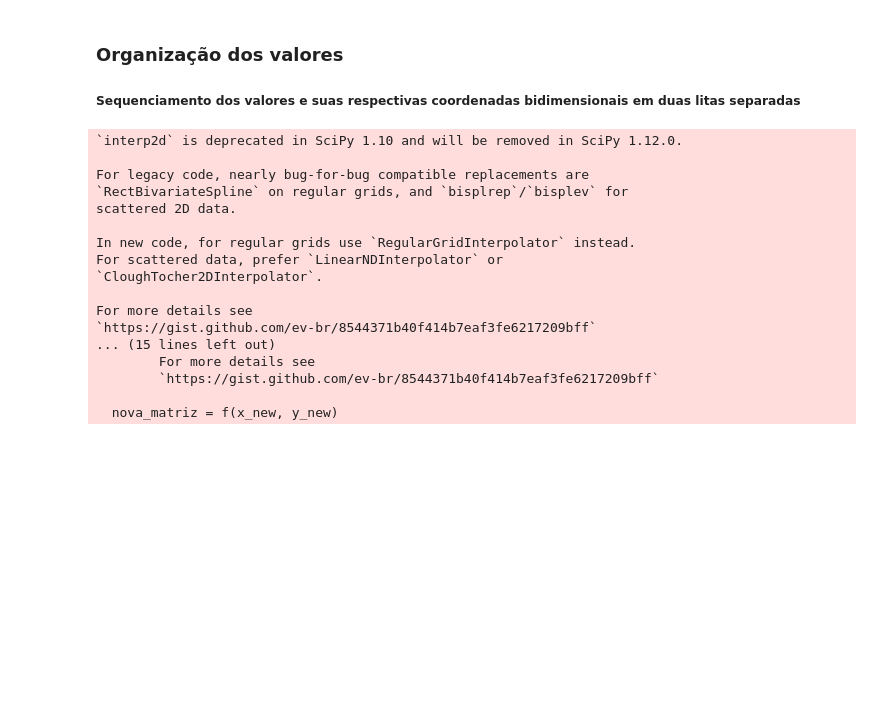
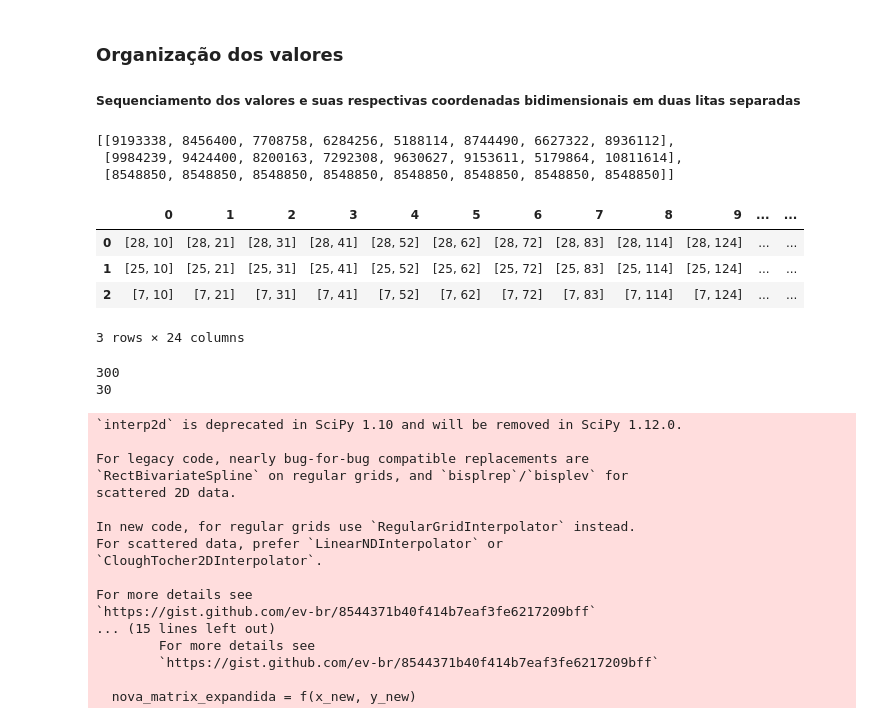
Before and after one commit to igordantasgf/analise_dados_microambientais, a Jupyter notebook: fly_eye_visualize.ipynb, the cells around one changed output. Drawn from its saved outputs; the diff is of its cells as text; code cells hidden in the pictures; blank space fills up the shorter version.

```diff
--- a/fly_eye_visualize.ipynb
+++ b/fly_eye_visualize.ipynb
@@ -48,44 +48,69 @@ def gerar_valores(tabela,var):
       values.append(sum(labmim_backup[i]))
     final = [values[0:8],values[8:16],[values[16]]*8]
     return final
+gerar_valores(labmim_backup, 0)
+# %% [output]
+[[9193338, 8456400, 7708758, 6284256, 5188114, 8744490, 6627322, 8936112],
+ [9984239, 9424400, 8200163, 7292308, 9630627, 9153611, 5179864, 10811614],
+ [8548850, 8548850, 8548850, 8548850, 8548850, 8548850, 8548850, 8548850]]
+# %%
+#@markdown ### Formação das novas coordenadas para a interpolação
+#@markdown - Matriz 30x100 replicada à esquerda e direita, resultando em uma matriz 30x300
+#@markdown - Ao fim, será extraído uma matriz a partir do meio, com dimensões 30x100
+pol = []
+colunas_i=[10,21,31,41,52,62,72,83,114,124,134,145,155,166,176,186,217,228,238,248,259,269,279,290]
+for u in [28,25,7]:
+  p = []
+  for v in colunas_i:
+    p.append([u,v])
+  pol.append(p)
+pd.DataFrame(pol)
+# %% [output]
+|  | 0 | 1 | 2 | 3 | 4 | 5 | 6 | 7 | 8 | 9 | ... | ... |
+| 0 | [28, 10] | [28, 21] | [28, 31] | [28, 41] | [28, 52] | [28, 62] | [28, 72] | [28, 83] | [28, 114] | [28, 124] | ... | ... |
+| 1 | [25, 10] | [25, 21] | [25, 31] | [25, 41] | [25, 52] | [25, 62] | [25, 72] | [25, 83] | [25, 114] | [25, 124] | ... | ... |
+| 2 | [7, 10] | [7, 21] | [7, 31] | [7, 41] | [7, 52] | [7, 62] | [7, 72] | [7, 83] | [7, 114] | [7, 124] | ... | ... |
+3 rows × 24 columns
 # %%
 from scipy.interpolate import interp2d
 
 # Definindo a matriz original
 matriz_original = gerar_valores(labmim_backup, 0)
-
-# Definindo as coordenadas dos valores na nova matriz
-coordenadas = np.array([[[28,11],[28,22],[28,33],[28,44],[28,55],[28,66],[28,77],[28,88]],
-                        [[25,11],[25,22],[25,33],[25,44],[25,55],[25,66],[25,77],[25,88]],
-                        [[7,11],[7,22],[7,33],[7,44],[7,55],[7,66],[7,77],[7,88]]])
+matriz_original = np.concatenate((matriz_original,matriz_original,matriz_original))
+coordenadas = np.array(pol)
 
 # Definindo a grade da nova matriz
-x_new = np.linspace(0, 99, 100)
+x_new = np.linspace(0, 299, 300)
 y_new = np.linspace(0, 29, 30)
+print(len(x_new))
+print(len(y_new))
 
 # Criando uma função interpoladora
 f = interp2d(coordenadas[:, :, 1], coordenadas[:, :, 0], matriz_original, kind='cubic')
 
 # Aplicando a função interpoladora na nova grade
-nova_matriz = f(x_new, y_new)
+nova_matrix_expandida = f(x_new, y_new)
+nova_matriz = nova_matrix_expandida[:,100:200]
 # %% [output]
-`interp2d` is deprecated in SciPy 1.10 and will be removed in SciPy 1.12.0.
-
-For legacy code, nearly bug-for-bug compatible replacements are
-`RectBivariateSpline` on regular grids, and `bisplrep`/`bisplev` for
-scattered 2D data.
-
-In new code, for regular grids use `RegularGridInterpolator` instead.
-For scattered data, prefer `LinearNDInterpolator` or
-`CloughTocher2DInterpolator`.
-
-For more details see
-`https://gist.github.com/ev-br/8544371b40f414b7eaf3fe6217209bff`
-... (15 lines left out)
-        For more details see
-        `https://gist.github.com/ev-br/8544371b40f414b7eaf3fe6217209bff`
-
-  nova_matriz = f(x_new, y_new)
+300
+30
+`interp2d` is deprecated in SciPy 1.10 and will be removed in SciPy 1.12.0.
+
+For legacy code, nearly bug-for-bug compatible replacements are
+`RectBivariateSpline` on regular grids, and `bisplrep`/`bisplev` for
+scattered 2D data.
+
+In new code, for regular grids use `RegularGridInterpolator` instead.
+For scattered data, prefer `LinearNDInterpolator` or
+`CloughTocher2DInterpolator`.
+
+For more details see
+`https://gist.github.com/ev-br/8544371b40f414b7eaf3fe6217209bff`
+... (15 lines left out)
+        For more details see
+        `https://gist.github.com/ev-br/8544371b40f414b7eaf3fe6217209bff`
+
+  nova_matrix_expandida = f(x_new, y_new)
 # %%
 import numpy as np
 import matplotlib.pyplot as plt
```
Also changed, not shown: parts of 2 cells of this notebook.
